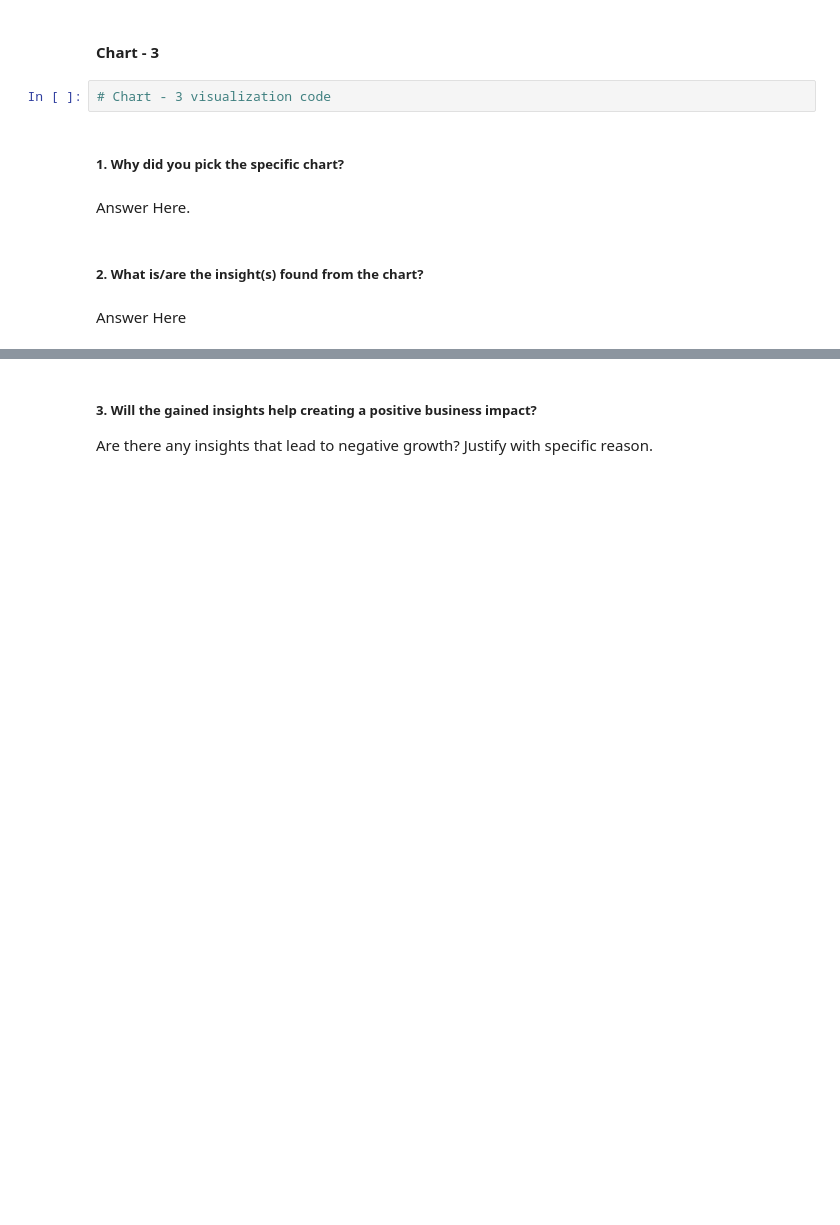
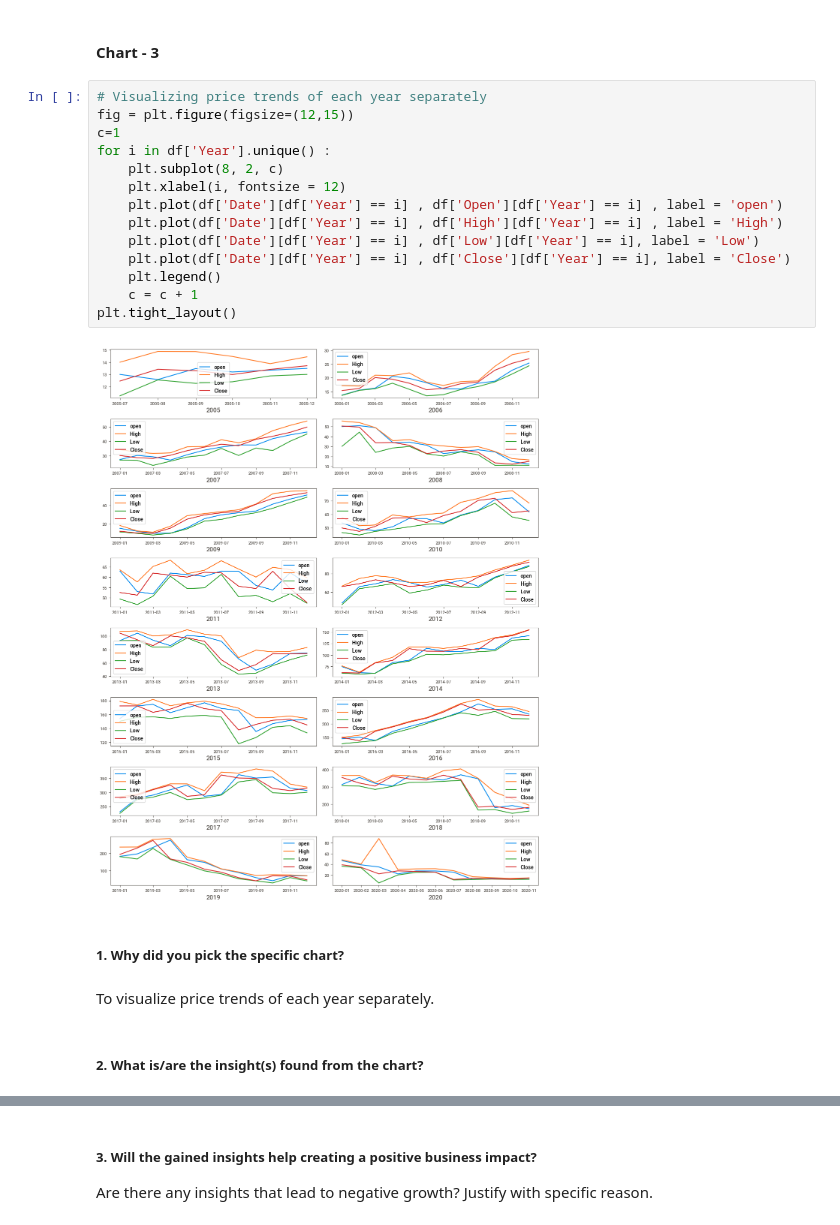
Before and after one commit to kuldeep-sngh/Play-Store-App-Review-Analysis, a Jupyter notebook: Kuldeep_Singh_Yes_Bank_Stock_Closing_Price_Prediction.ipynb, the cells around one changed output, grey strips where cells are left out. Saved outputs shown, nothing was run; the diff lists cells and outputs as text; blank space fills up the shorter version.

```diff
--- a/Kuldeep_Singh_Yes_Bank_Stock_Closing_Price_Prediction.ipynb
+++ b/Kuldeep_Singh_Yes_Bank_Stock_Closing_Price_Prediction.ipynb
@@ -435,12 +463,24 @@ Answer Here
 # %% [markdown]
 #### Chart - 3
-# %%
-# Chart - 3 visualization code
+# %%
+# Visualizing price trends of each year separately
+fig = plt.figure(figsize=(12,15))
+c=1
+for i in df['Year'].unique() :
+    plt.subplot(8, 2, c)
+    plt.xlabel(i, fontsize = 12)
+    plt.plot(df['Date'][df['Year'] == i] , df['Open'][df['Year'] == i] , label = 'open')
+    plt.plot(df['Date'][df['Year'] == i] , df['High'][df['Year'] == i] , label = 'High')
+    plt.plot(df['Date'][df['Year'] == i] , df['Low'][df['Year'] == i], label = 'Low')
+    plt.plot(df['Date'][df['Year'] == i] , df['Close'][df['Year'] == i], label = 'Close')
+    plt.legend()
+    c = c + 1
+plt.tight_layout()
+# %% [output]
+[figure, added]
 # %% [markdown]
 ##### 1. Why did you pick the specific chart?
-# %% [markdown]
-Answer Here.
+# %% [markdown]
+To visualize price trends of each year separately.
 # %% [markdown]
 ##### 2. What is/are the insight(s) found from the chart?
-# %% [markdown]
-Answer Here
```
Also changed, not shown: parts of 99 cells of this notebook.
